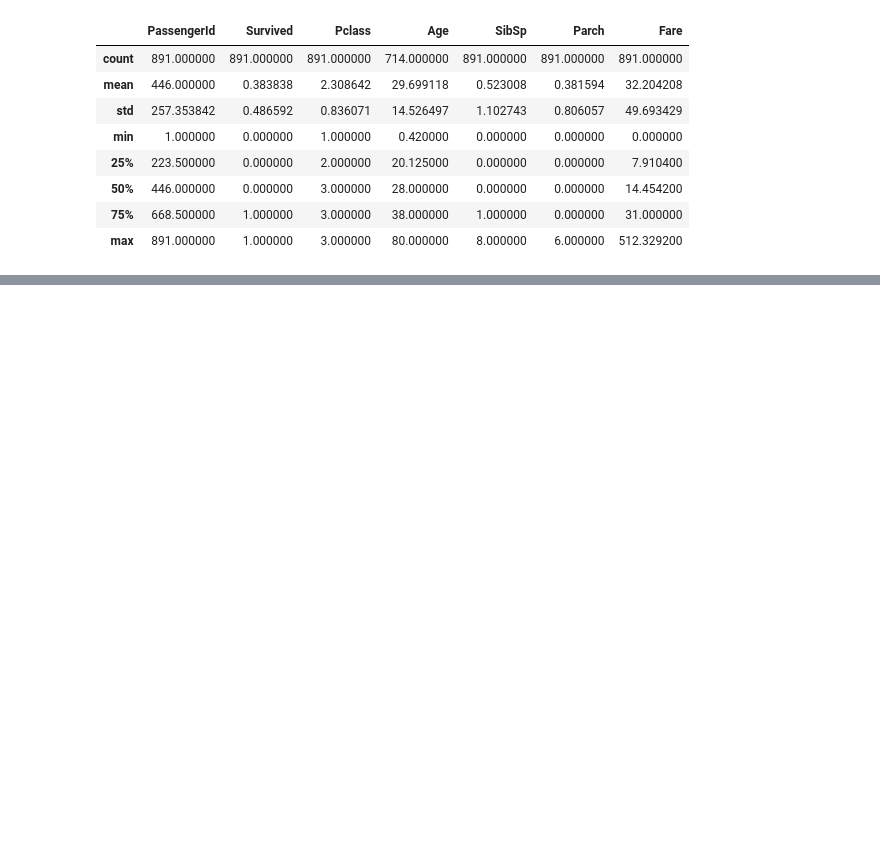
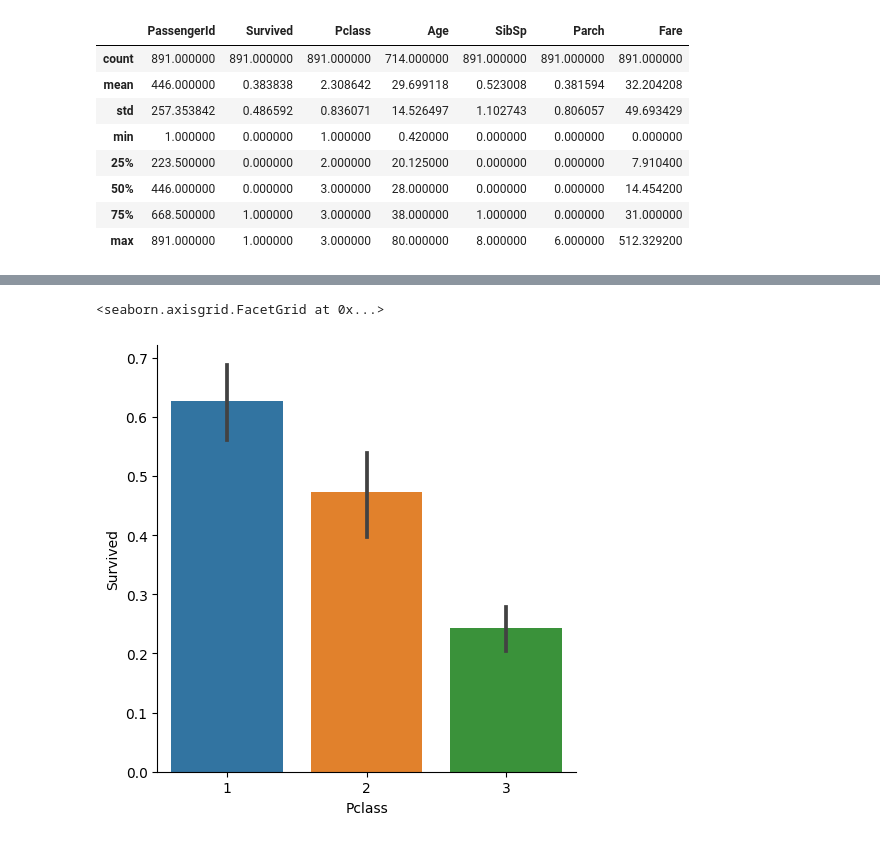
Before and after one commit to Hololruru/Study_K, a Jupyter notebook: workspace/python-basic/python-basic/f_package_for_eda.ipynb, the cells around one changed output, grey strips where cells are left out. Drawn from its saved outputs; the diff is of its cells as text; code cells hidden in the pictures; blank space fills up the shorter version.

```diff
--- a/workspace/python-basic/python-basic/f_package_for_eda.ipynb
+++ b/workspace/python-basic/python-basic/f_package_for_eda.ipynb
@@ -189,0 +233,3 @@ Index(['PassengerId', 'Survived', 'Pclass', 'Name', 'Sex', 'Age', 'SibSp',
+# %%
+titanic_df2 = titanic_df.drop("Cabin", axis=1)
+titanic_df2
@@ -189,0 +260,4 @@ Index(['PassengerId', 'Survived', 'Pclass', 'Name', 'Sex', 'Age', 'SibSp',
+# %%
+age_mean = titanic_df2['Age'].mean()
+titanic_df2.loc[:, 'Age'].fillna(age_mean, inplace=True) # inplace=True : 원본 변경
+titanic_df2.isnull().sum()
@@ -189,0 +277,4 @@ Index(['PassengerId', 'Survived', 'Pclass', 'Name', 'Sex', 'Age', 'SibSp',
+# %%
+titanic_df2.dropna(axis=0, inplace=True)
+# titanic_df2.isnull().sum()
+titanic_df2.info()
@@ -189,0 +302,8 @@ Index(['PassengerId', 'Survived', 'Pclass', 'Name', 'Sex', 'Age', 'SibSp',
+# %%
+# 좌석 등급별 생존율의 유의미한 차이?
+titanic_df2["Pclass"].unique()
+
+sns.catplot(data=titanic_df2, x="Pclass", y='Survived', kind='bar')
+# %% [output]
+<seaborn.axisgrid.FacetGrid at 0x...>
+[figure, added]
```
Also changed, not shown: parts of 10 cells of this notebook.
